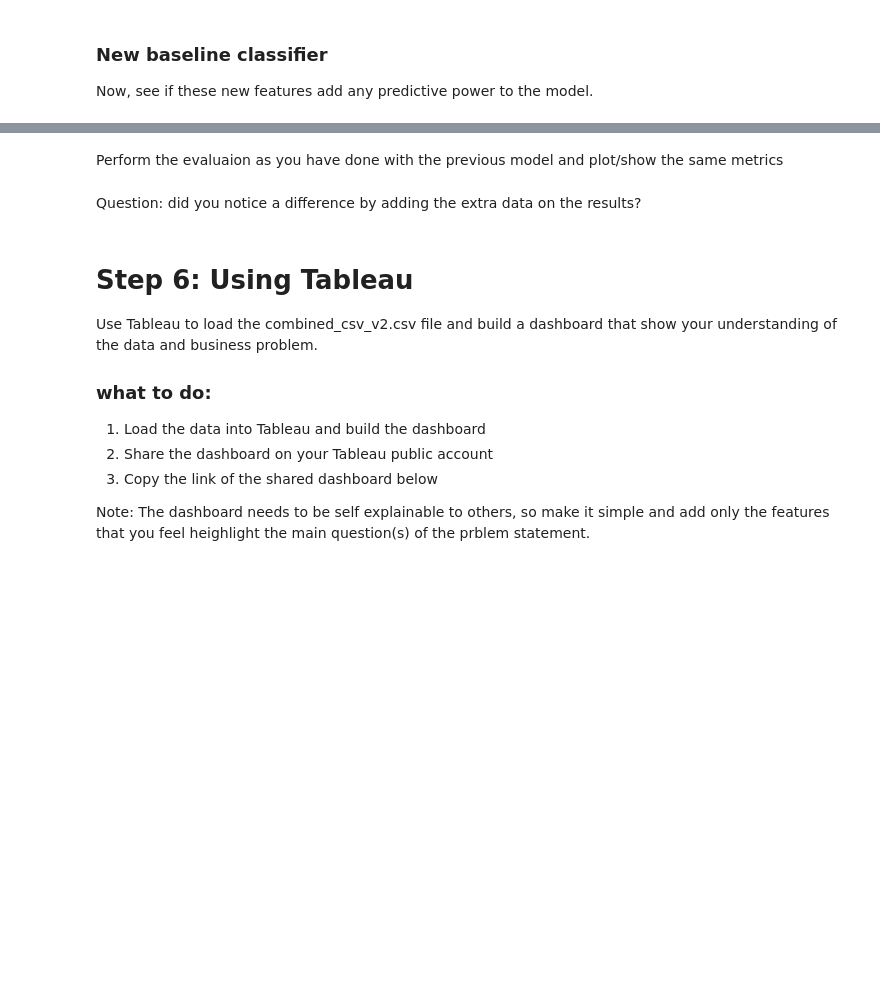
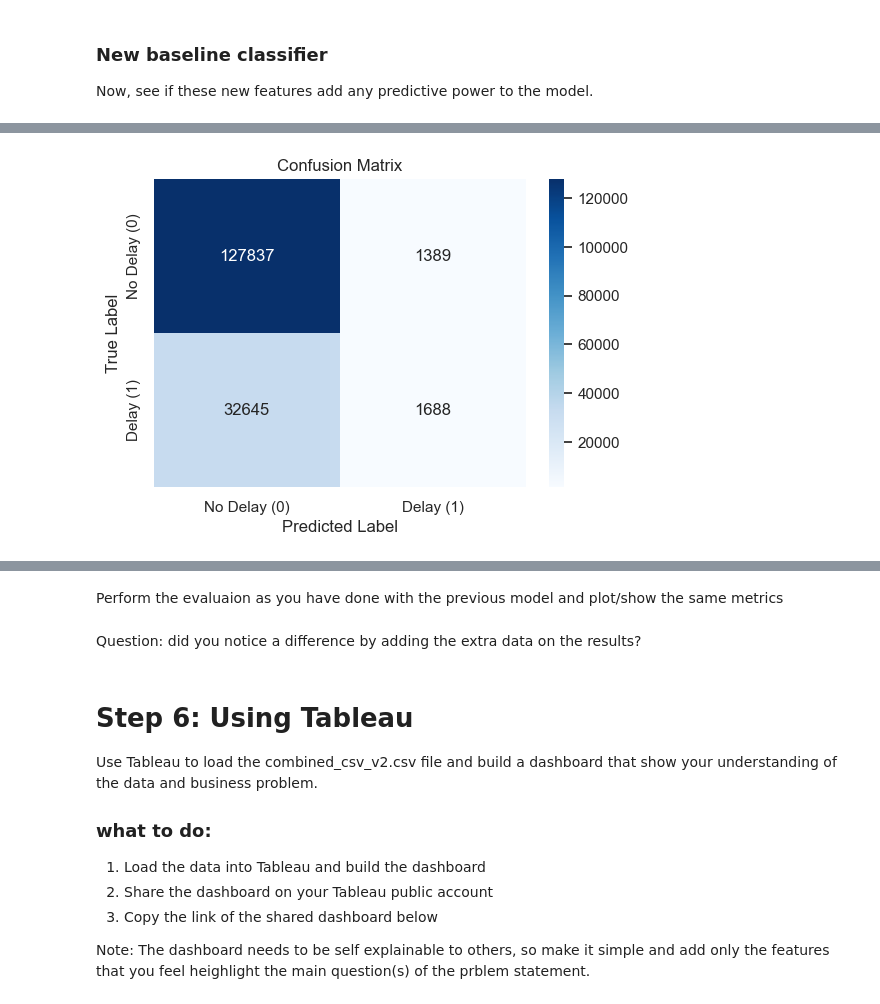
Before and after one commit to nigelcheong/dsts-final-project, a Jupyter notebook: onpremises.ipynb, the cells around one changed output, grey strips where cells are left out. Cells and saved outputs as stored; diff of their text form; code cells hidden in the pictures; blank space fills up the shorter version.

```diff
--- a/onpremises.ipynb
+++ b/onpremises.ipynb
@@ -1062,6 +1072,6 @@ weather.head()
 # %% [markdown]
 Analyze and handle the `SNOW` and `SNWD` columns for missing values using `fillna()`. Use the `isna()` function to check the missing values for all the columns.
 # %%
-weather.SNOW.fillna(<CODE>, inplace=True)# Enter your code here
-weather.SNWD.fillna(<CODE>, inplace=True)# Enter your code here
+weather.SNOW.fillna(0, inplace=True)# Enter your code here
+weather.SNWD.fillna(0, inplace=True)# Enter your code here
 weather.isna().sum()
@@ -1188,7 +1274,7 @@ Index(['Distance', 'DepHourofDay', 'is_delay', 'AWND_O', 'PRCP_O', 'TAVG_O',
 # %% [markdown]
 Rename the `is_delay` column to `target` again. Use the same code as before.
 # %%
-data.rename(columns = {<CODE>:<CODE>}, inplace=True )# Enter your code here
+data.rename(columns={'is_delay': 'target'}, inplace=True)# Enter your code here
 # %%
 # write code to Save the new combined csv file (combined_csv_v2.csv) to your local computer
 # note this combined file will be also used in part B
@@ -1198,0 +1288,8 @@ Create the training and testing sets again.
+# %%
+train, test_and_validate = train_test_split(data, test_size=0.2, random_state=42, stratify=data['target'])
+test, validate = train_test_split(test_and_validate, test_size=0.5, random_state=42, stratify=test_and_validate['target'])
+
+print("Data successfully split:")
+print(f"Training set: {train.shape}")
+print(f"Validation set:  {validate.shape}")
+print(f"Testing set:  {test.shape}")
@@ -1200,3 +1302,29 @@ Create the training and testing sets again.
 ### New baseline classifier
 
 Now, see if these new features add any predictive power to the model.
+# %%
+# Separate features and labels for each dataset
+X_train, y_train = train.drop('target', axis=1), train['target']
+X_validate, y_validate = validate.drop('target', axis=1), validate['target']
+X_test, y_test = test.drop('target', axis=1), test['target']
+
+# Instantiate another logistic regression model
+classifier2 = LogisticRegression(max_iter=1000, random_state=42)
+classifier2.fit(X_train, y_train)
+
+# ---- Training set predictions ----
+train_pred = classifier2.predict(X_train)
+
+print("Training Set Evaluation")
+print(f"Accuracy (Train): {accuracy_score(y_train, train_pred):.4f}")
+print("\nConfusion Matrix (Train):\n", confusion_matrix(y_train, train_pred))
+print("\nClassification Report (Train):\n", classification_report(y_train, train_pred))
+
+# ---- Test set predictions ----
+test_labels = y_test
+target_predicted = classifier2.predict(X_test)
+
+print("\nTest Set Evaluation")
+print(f"Accuracy (Test): {accuracy_score(test_labels, target_predicted):.4f}")
+print("\nConfusion Matrix (Test):\n", confusion_matrix(test_labels, target_predicted))
+print("\nClassification Report (Test):\n", classification_report(test_labels, target_predicted))
@@ -1203,3 +1349,5 @@ Now, see if these new features add any predictive power to the model.
 # %%
-# Instantiate another logistic regression model
-classifier2 = # Enter your code here
+# Enter your code here
+plot_confusion_matrix(test_labels, target_predicted)
+# %% [output]
+[figure, added]
```
Also changed, not shown: parts of 24 cells of this notebook.
